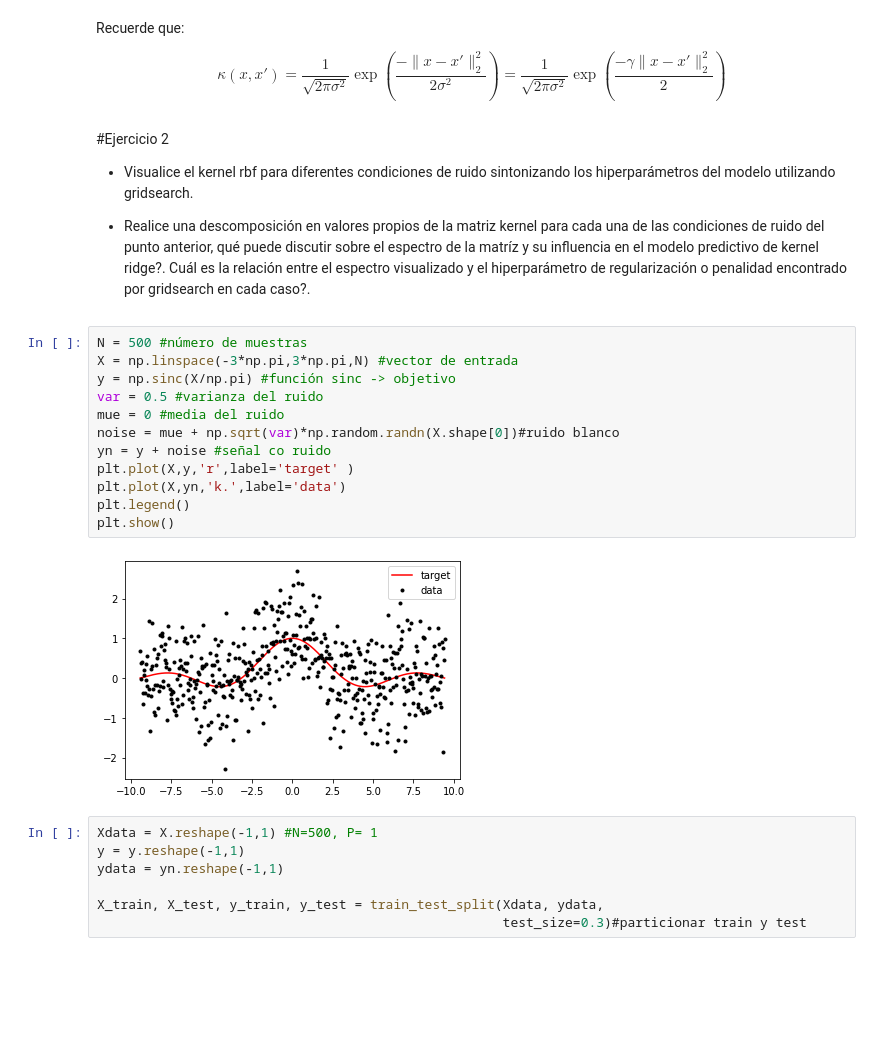
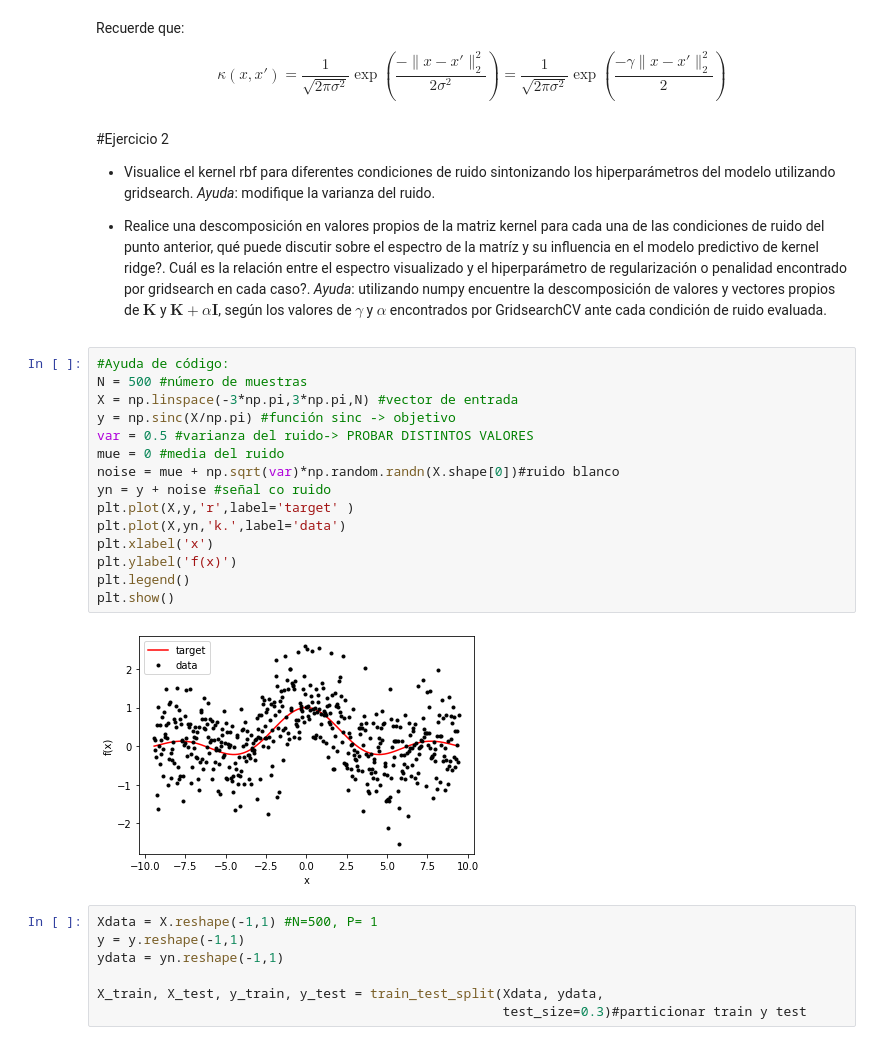
Before and after one commit to amalvarezme/AnaliticaDatos, a Jupyter notebook: 2_Regresion/2_ModeloNolineal_EjSinc.ipynb, the cells around one changed output. Drawn from its saved outputs; the diff is of its cells as text; blank space fills up the shorter version.

```diff
--- a/2_Regresion/2_ModeloNolineal_EjSinc.ipynb
+++ b/2_Regresion/2_ModeloNolineal_EjSinc.ipynb
@@ -204,23 +215,26 @@ Recuerde que:
 # %% [markdown]
 #Ejercicio 2
 
-- Visualice el kernel rbf para diferentes condiciones de ruido sintonizando los hiperparámetros del modelo utilizando gridsearch.
+- Visualice el kernel rbf para diferentes condiciones de ruido sintonizando los hiperparámetros del modelo utilizando gridsearch. *Ayuda*: modifique la varianza del ruido.
 
-- Realice una descomposición en valores propios de la matriz kernel para cada una de las condiciones de ruido del punto anterior, qué puede discutir sobre el espectro de la matríz y su influencia en el modelo predictivo de kernel ridge?. Cuál es la relación entre el espectro visualizado y el hiperparámetro de regularización o penalidad encontrado por gridsearch en cada caso?.
+- Realice una descomposición en valores propios de la matriz kernel para cada una de las condiciones de ruido del punto anterior, qué puede discutir sobre el espectro de la matríz y su influencia en el modelo predictivo de kernel ridge?. Cuál es la relación entre el espectro visualizado y el hiperparámetro de regularización o penalidad encontrado por gridsearch en cada caso?. *Ayuda*: utilizando numpy encuentre la descomposición de valores y vectores propios de $\mathbf{K}$ y $\mathbf{K}+\alpha\mathbf{I}$, según los valores de $\gamma$ y $\alpha$ encontrados por GridsearchCV ante cada condición de ruido evaluada.
 # %%
+#Ayuda de código:
 N = 500 #número de muestras
 X = np.linspace(-3*np.pi,3*np.pi,N) #vector de entrada
 y = np.sinc(X/np.pi) #función sinc -> objetivo
-var = 0.5 #varianza del ruido
+var = 0.5 #varianza del ruido-> PROBAR DISTINTOS VALORES
 mue = 0 #media del ruido
 noise = mue + np.sqrt(var)*np.random.randn(X.shape[0])#ruido blanco
 yn = y + noise #señal co ruido
 plt.plot(X,y,'r',label='target' )
 plt.plot(X,yn,'k.',label='data')
+plt.xlabel('x')
+plt.ylabel('f(x)')
 plt.legend()
 plt.show()
 # %% [output]
-[figure, old version]
+[figure, new version]
 # %%
 Xdata = X.reshape(-1,1) #N=500, P= 1
 y = y.reshape(-1,1)
```
Also changed, not shown: parts of 10 cells of this notebook.
